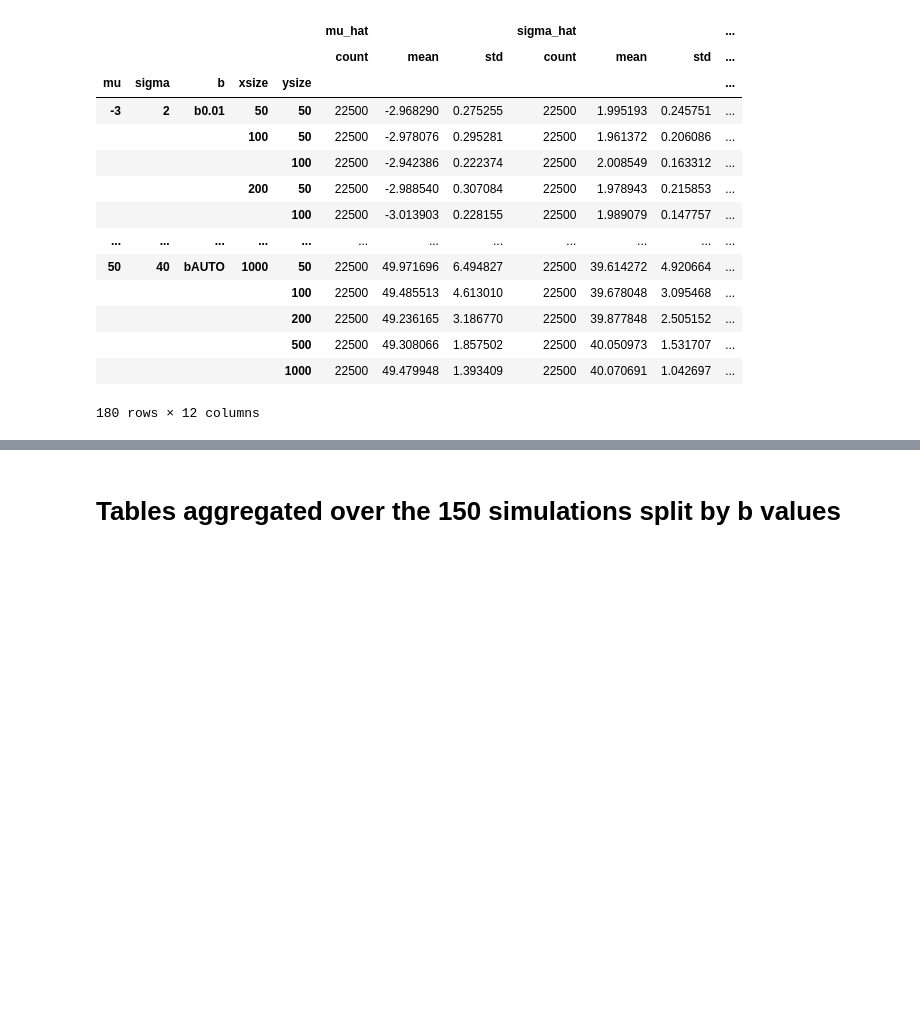
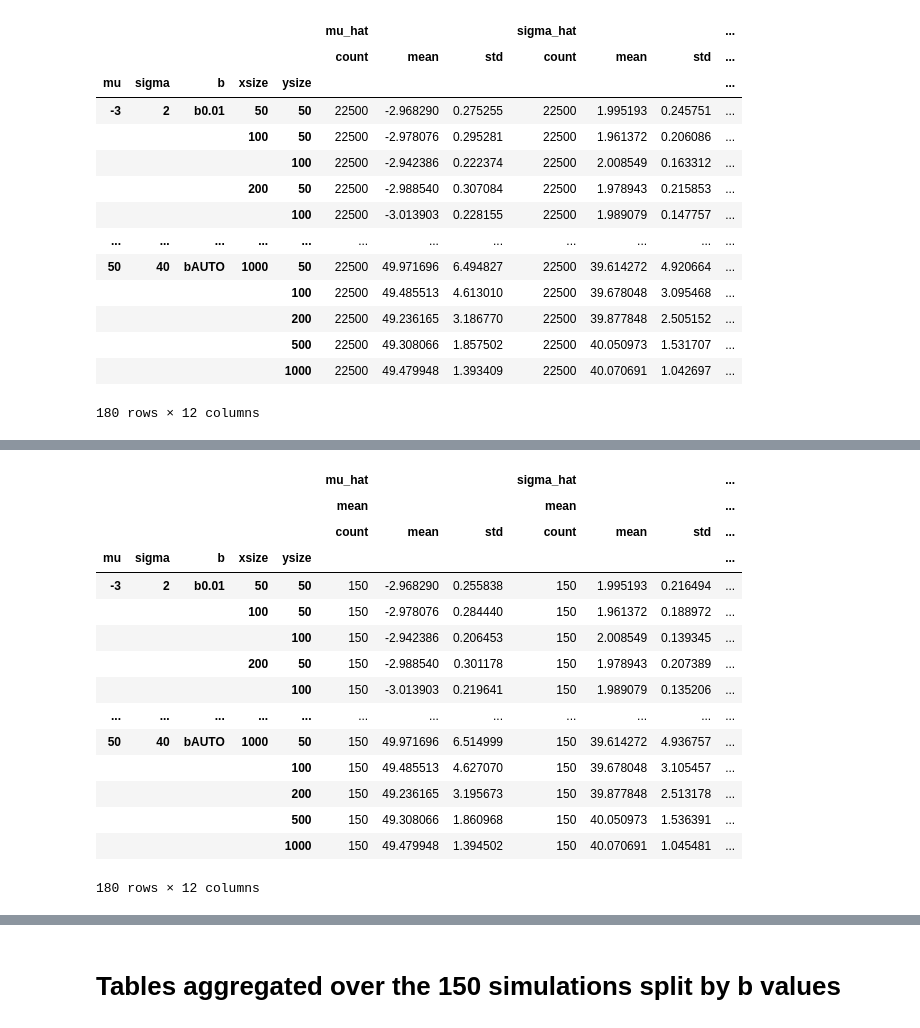
Before and after one commit to GiantDwarf42/master_thesis2, a Jupyter notebook: Gaussian_Data_Analysis.ipynb, the cells around one changed output, grey strips where cells are left out. Cells and saved outputs as stored; diff of their text form; code cells hidden in the pictures; blank space fills up the shorter version.

Commit message:
did aggregation correctly

```diff
--- a/Gaussian_Data_Analysis.ipynb
+++ b/Gaussian_Data_Analysis.ipynb
@@ -111,0 +114,4 @@ df_last_150_aggregated_mean_ID_alternative
+# %%
+df_last_150_sanity = df_last_150.groupby(full_group_by).agg(['mean'])
+df_last_150_sanity_index_reset = df_last_150_sanity.reset_index()
+df_last_150_sanity_index_reset
@@ -111,0 +133,20 @@ df_last_150_aggregated_mean_ID_alternative
+# %%
+df_last_150_proper_aggregation = df_last_150_sanity.reset_index().drop(["ID"], axis=1).groupby(["mu", "sigma", "b", "xsize", "ysize"]).agg(["count","mean", "std"])
+df_last_150_proper_aggregation
+# %% [output]
+|  |  |  |  |  | mu_hat |  |  | sigma_hat |  |  | ... |
+|  |  |  |  |  | mean |  |  | mean |  |  | ... |
+|  |  |  |  |  | count | mean | std | count | mean | std | ... |
+| mu | sigma | b | xsize | ysize |  |  |  |  |  |  | ... |
+| -3 | 2 | b0.01 | 50 | 50 | 150 | -2.968290 | 0.255838 | 150 | 1.995193 | 0.216494 | ... |
+|  |  |  | 100 | 50 | 150 | -2.978076 | 0.284440 | 150 | 1.961372 | 0.188972 | ... |
+|  |  |  |  | 100 | 150 | -2.942386 | 0.206453 | 150 | 2.008549 | 0.139345 | ... |
+|  |  |  | 200 | 50 | 150 | -2.988540 | 0.301178 | 150 | 1.978943 | 0.207389 | ... |
+|  |  |  |  | 100 | 150 | -3.013903 | 0.219641 | 150 | 1.989079 | 0.135206 | ... |
+| ... | ... | ... | ... | ... | ... | ... | ... | ... | ... | ... | ... |
+| 50 | 40 | bAUTO | 1000 | 50 | 150 | 49.971696 | 6.514999 | 150 | 39.614272 | 4.936757 | ... |
+|  |  |  |  | 100 | 150 | 49.485513 | 4.627070 | 150 | 39.678048 | 3.105457 | ... |
+|  |  |  |  | 200 | 150 | 49.236165 | 3.195673 | 150 | 39.877848 | 2.513178 | ... |
+|  |  |  |  | 500 | 150 | 49.308066 | 1.860968 | 150 | 40.050973 | 1.536391 | ... |
+|  |  |  |  | 1000 | 150 | 49.479948 | 1.394502 | 150 | 40.070691 | 1.045481 | ... |
+180 rows × 12 columns
```
Also changed, not shown: parts of 8 cells of this notebook.
